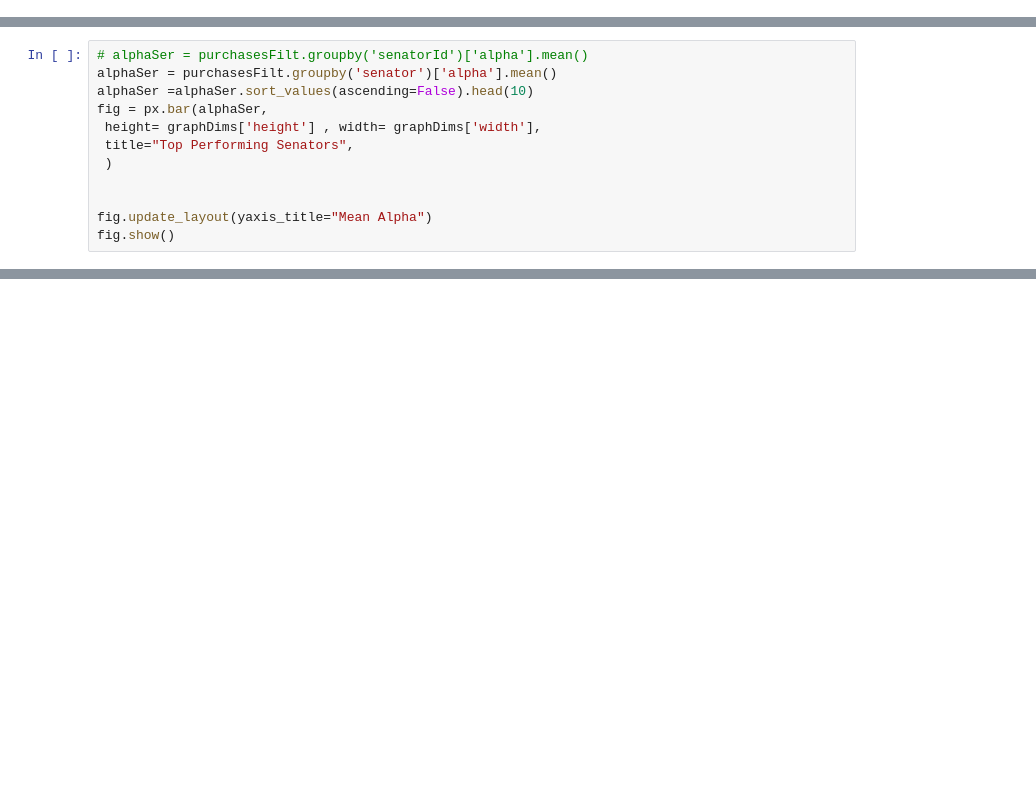
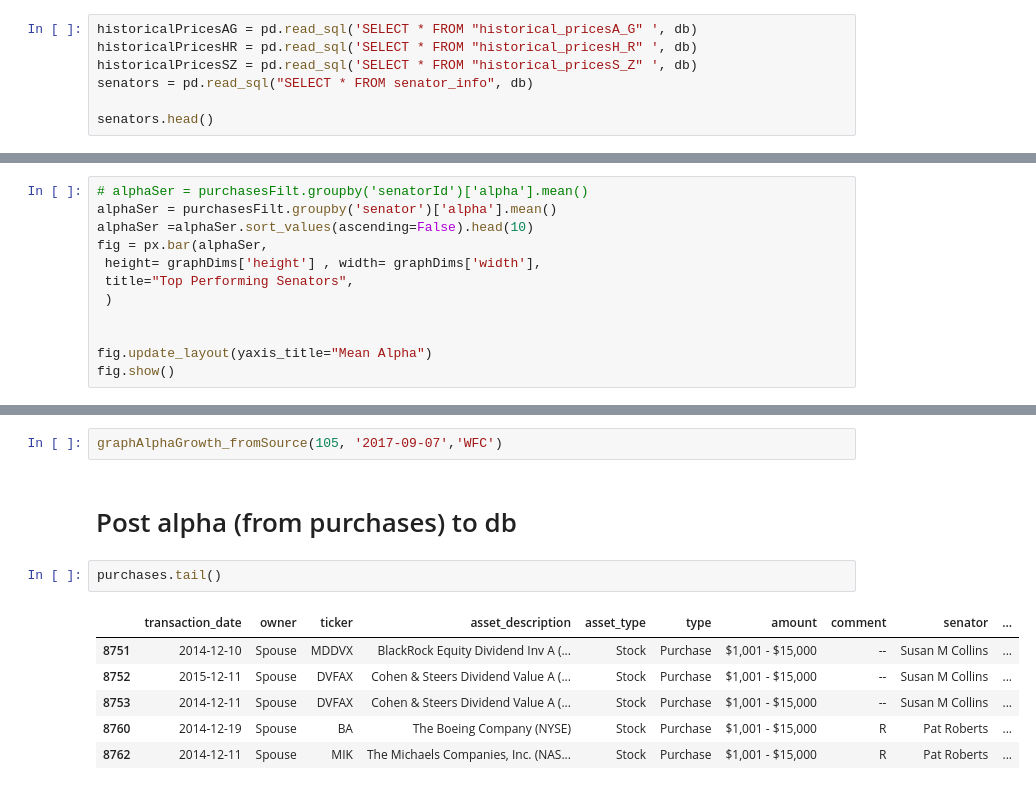
Before and after one commit to MattTheEconomist/Senator-Investments-ETL, a Jupyter notebook: EDA.ipynb, the cells around one changed output, grey strips where cells are left out. Saved outputs shown, nothing was run; the diff lists cells and outputs as text; blank space fills up the shorter version.

```diff
--- a/EDA.ipynb
+++ b/EDA.ipynb
@@ -39,3 +39,10 @@ senators.head()
 | 2 | 3 | Daniel S Sullivan | 102 | Republican |
 | 3 | 4 | Rick Scott | 103 | Republican |
 | 4 | 5 | John Boozman | 104 | Republican |
+# %%
+historicalPricesAG = pd.read_sql('SELECT * FROM "historical_pricesA_G" ', db)
+historicalPricesHR = pd.read_sql('SELECT * FROM "historical_pricesH_R" ', db)
+historicalPricesSZ = pd.read_sql('SELECT * FROM "historical_pricesS_Z" ', db)
+senators = pd.read_sql("SELECT * FROM senator_info", db)
+
+senators.head()
@@ -842,0 +918,13 @@ fig.show()
+# %%
+graphAlphaGrowth_fromSource(105, '2017-09-07','WFC')
+# %% [markdown]
+# Post alpha (from purchases) to db
+# %%
+purchases.tail()
+# %% [output]
+|  | transaction_date | owner | ticker | asset_description | asset_type | type | amount | comment | senator | ... |
+| 8751 | 2014-12-10 | Spouse | MDDVX | BlackRock Equity Dividend Inv A (... | Stock | Purchase | $1,001 - $15,000 | -- | Susan M Collins | ... |
+| 8752 | 2015-12-11 | Spouse | DVFAX | Cohen & Steers Dividend Value A (... | Stock | Purchase | $1,001 - $15,000 | -- | Susan M Collins | ... |
+| 8753 | 2014-12-11 | Spouse | DVFAX | Cohen & Steers Dividend Value A (... | Stock | Purchase | $1,001 - $15,000 | -- | Susan M Collins | ... |
+| 8760 | 2014-12-19 | Spouse | BA | The Boeing Company (NYSE) | Stock | Purchase | $1,001 - $15,000 | R | Pat Roberts | ... |
+| 8762 | 2014-12-11 | Spouse | MIK | The Michaels Companies, Inc. (NAS... | Stock | Purchase | $1,001 - $15,000 | R | Pat Roberts | ... |
```
Also changed, not shown: parts of 29 cells of this notebook, 2 other files.
